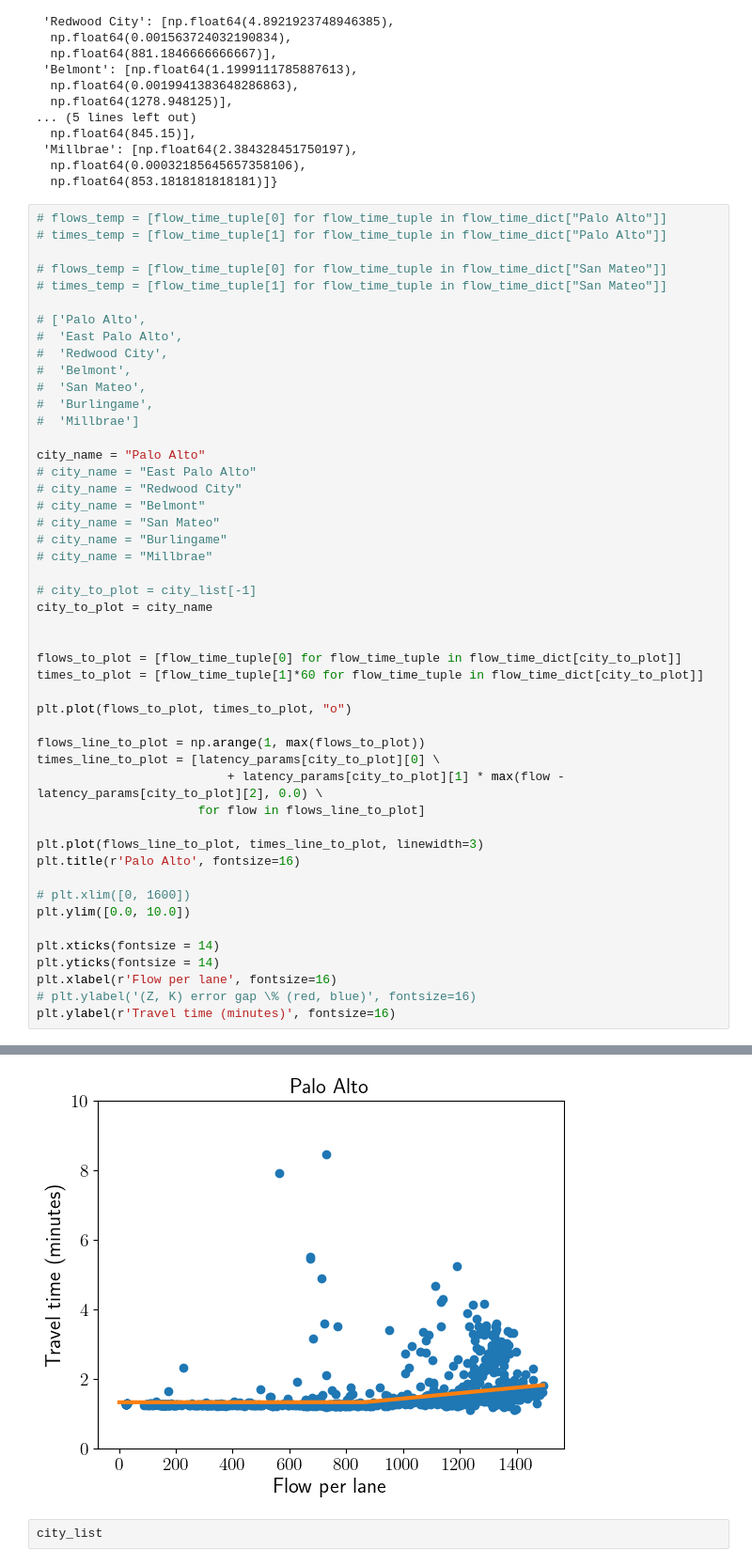
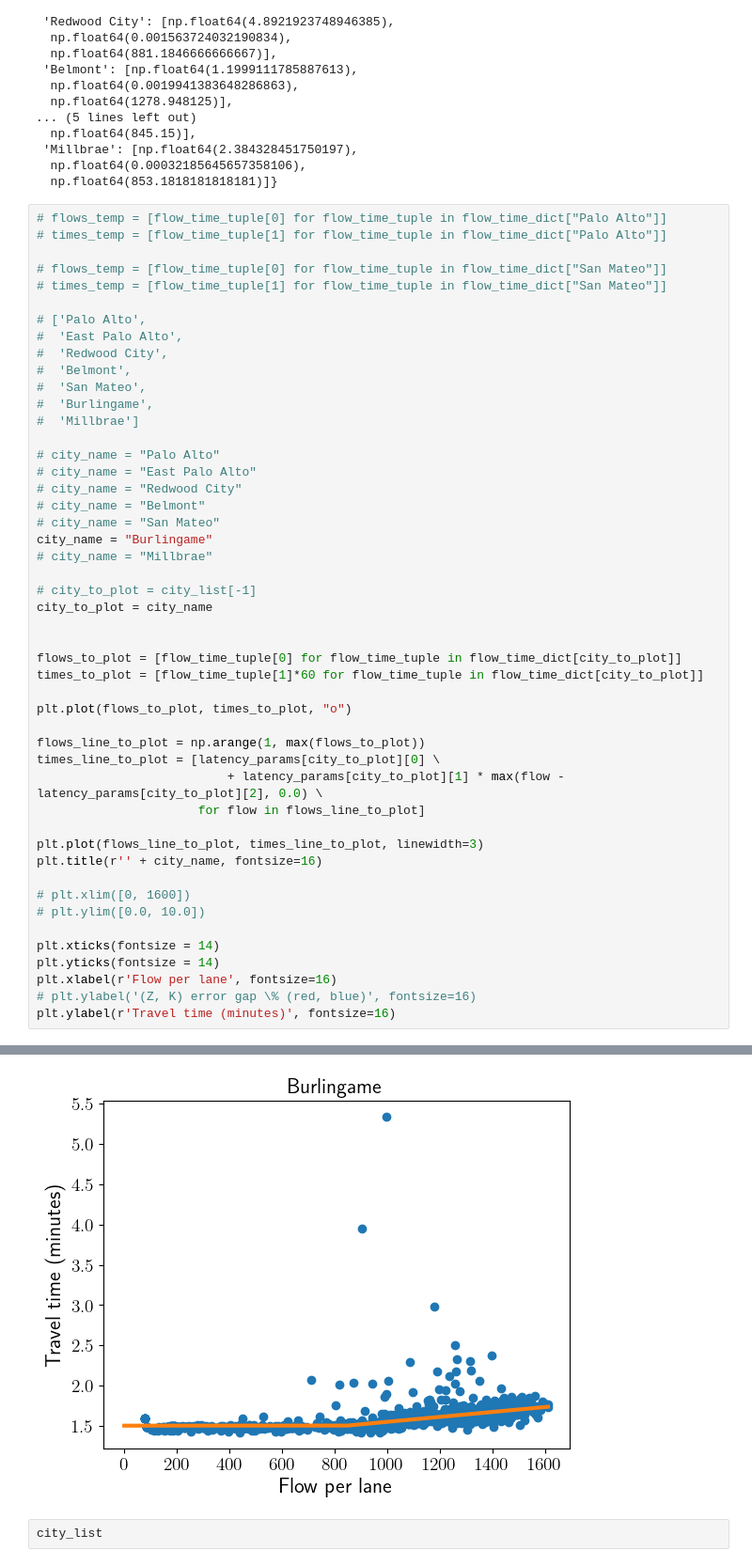
Before and after one commit to chihyuanchiu/CBCP_Credit_Discount, a Jupyter notebook: frank/Latency_Function_Inference.ipynb, the cells around one changed output, grey strips where cells are left out. Shown at 94% size. Cells and saved outputs as stored; diff of their text form.

Commit message:
Generated figures.

```diff
--- a/frank/Latency_Function_Inference.ipynb
+++ b/frank/Latency_Function_Inference.ipynb
@@ -516,42 +516,42 @@ latency_params
 #  'Burlingame',
 #  'Millbrae']
 
-city_name = "Palo Alto"
+# city_name = "Palo Alto"
 # city_name = "East Palo Alto"
 # city_name = "Redwood City"
 # city_name = "Belmont"
 # city_name = "San Mateo"
-# city_name = "Burlingame"
+city_name = "Burlingame"
 # city_name = "Millbrae"
 
 # city_to_plot = city_list[-1]
 city_to_plot = city_name
 
 
 flows_to_plot = [flow_time_tuple[0] for flow_time_tuple in flow_time_dict[city_to_plot]]
 times_to_plot = [flow_time_tuple[1]*60 for flow_time_tuple in flow_time_dict[city_to_plot]]
 
 plt.plot(flows_to_plot, times_to_plot, "o")
 
 flows_line_to_plot = np.arange(1, max(flows_to_plot))
 times_line_to_plot = [latency_params[city_to_plot][0] \
                           + latency_params[city_to_plot][1] * max(flow - latency_params[city_to_plot][2], 0.0) \
                       for flow in flows_line_to_plot]
 
 plt.plot(flows_line_to_plot, times_line_to_plot, linewidth=3)
-plt.title(r'Palo Alto', fontsize=16)
+plt.title(r'' + city_name, fontsize=16)
 
 # plt.xlim([0, 1600])
-plt.ylim([0.0, 10.0])
+# plt.ylim([0.0, 10.0])
 
 plt.xticks(fontsize = 14)
 plt.yticks(fontsize = 14)
 plt.xlabel(r'Flow per lane', fontsize=16)
 # plt.ylabel('(Z, K) error gap \% (red, blue)', fontsize=16)
 plt.ylabel(r'Travel time (minutes)', fontsize=16)
 # %% [output]
 Text(0, 0.5, 'Travel time (minutes)')
-[figure, old version]
+[figure, new version]
 # %%
 city_list
 # %% [output]
```
Also changed, not shown: parts of 3 cells of this notebook, 1 other file.
